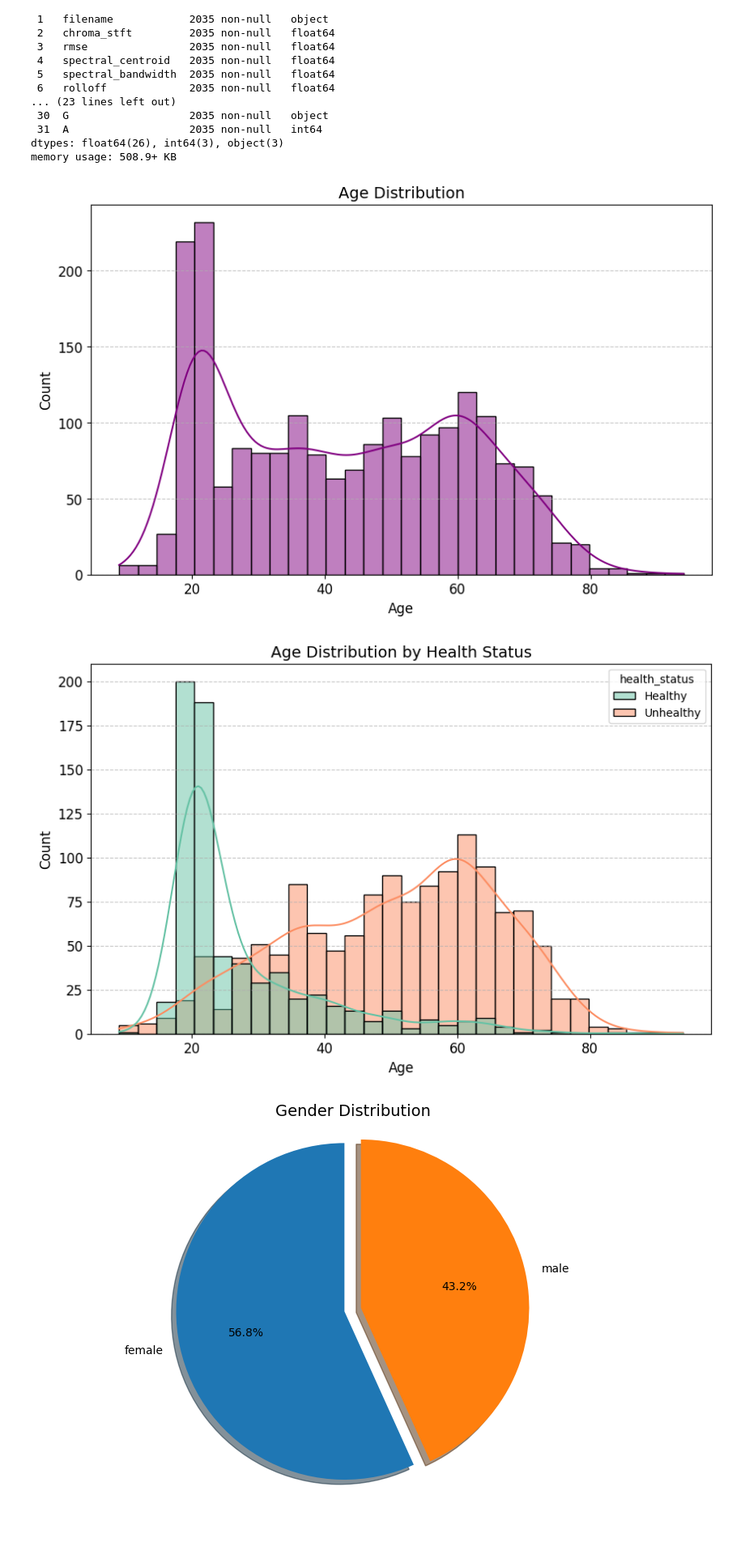
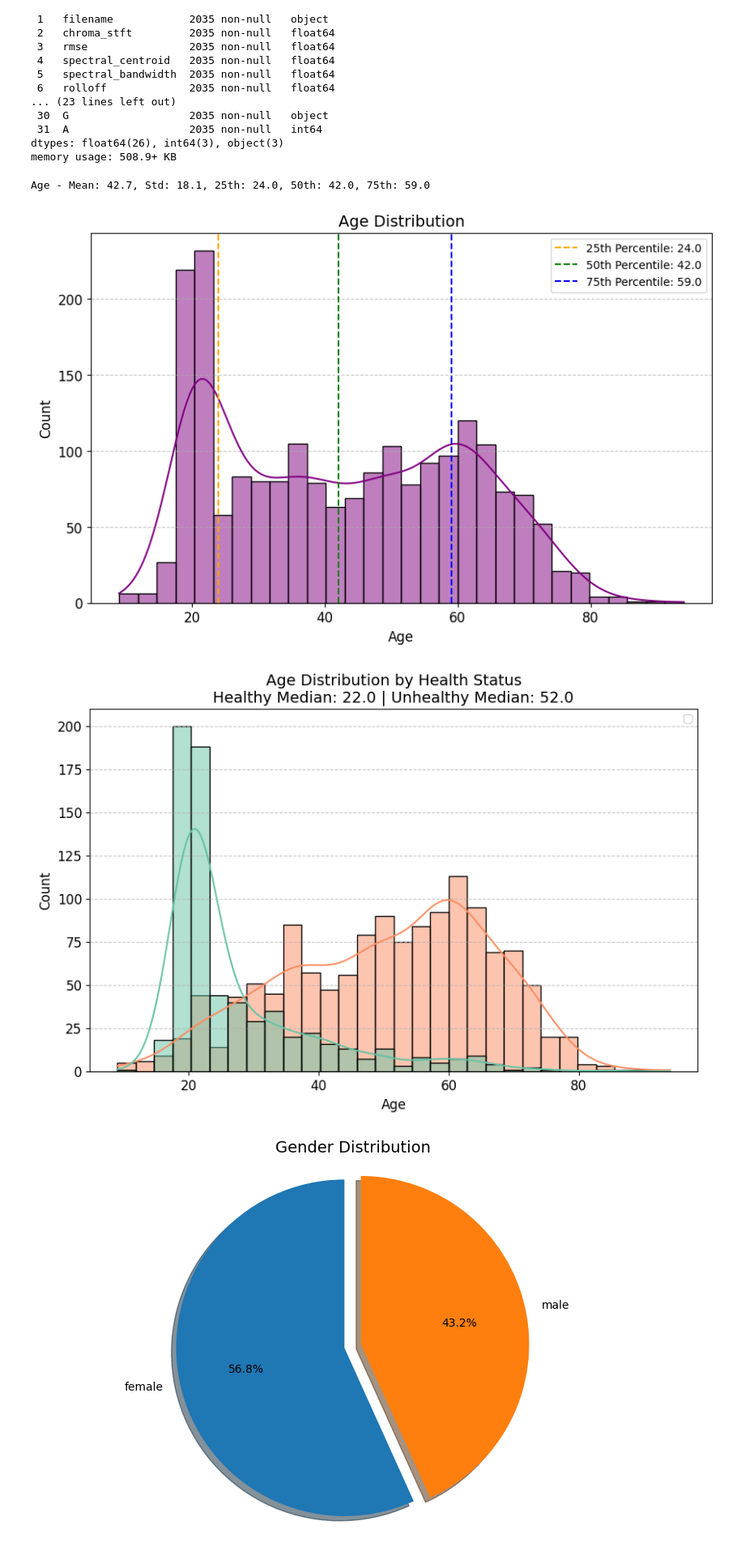
Before and after one commit to jackl92/health-analysis, a Jupyter notebook: health_analysis_eda.ipynb, the cells around one changed output. Shown at 81% size. Saved outputs shown, nothing was run; the diff lists cells and outputs as text; code cells hidden in the pictures; blank space fills up the shorter version.

```diff
--- a/health_analysis_eda.ipynb
+++ b/health_analysis_eda.ipynb
@@ -49,6 +49,10 @@ df_cleaned = df_cleaned.rename(columns={
     'label': 'health_status'
 })
 # %%
+age_mean = np.round(df_cleaned['age'].mean(), 1)
+age_std = np.round(df_cleaned['age'].std(), 1)
+age_percentiles = np.percentile(df_cleaned['age'], [25, 50, 75])
+print(f"Age - Mean: {age_mean}, Std: {age_std}, 25th: {age_percentiles[0]}, 50th: {age_percentiles[1]}, 75th: {age_percentiles[2]}")
 plt.figure(figsize=(10, 6))
 sns.histplot(data=df_cleaned, x='age', bins=30, color='purple', kde=True)
 plt.title('Age Distribution', fontsize=14)
@@ -56,22 +60,31 @@ plt.xlabel('Age', fontsize=12)
 plt.xticks(fontsize=12)
 plt.ylabel('Count', fontsize=12)
 plt.yticks(fontsize=12)
+plt.axvline(age_percentiles[0], color='orange', linestyle='--', label=f'25th Percentile: {age_percentiles[0]}')
+plt.axvline(age_percentiles[1], color='green', linestyle='--', label=f'50th Percentile: {age_percentiles[1]}')
+plt.axvline(age_percentiles[2], color='blue', linestyle='--', label=f'75th Percentile: {age_percentiles[2]}')
+plt.legend(fontsize=10)
 plt.grid(True, linestyle='--', alpha=0.7, axis='y')
 plt.show()
 # %% [output]
+Age - Mean: 42.7, Std: 18.1, 25th: 24.0, 50th: 42.0, 75th: 59.0
-[figure, old version]
+[figure, new version]
 # %%
+healthy_mean = np.round(df_cleaned[df_cleaned['health_status'] == 'Healthy']['age'].median(), 1)
+unhealthy_mean = np.round(df_cleaned[df_cleaned['health_status'] != 'Healthy']['age'].median(), 1)
+
 plt.figure(figsize=(10, 6))
 sns.histplot(data=df_cleaned, x='age', hue='health_status', bins=30, kde=True, palette='Set2')
-plt.title('Age Distribution by Health Status', fontsize=14)
+plt.title(f'Age Distribution by Health Status\nHealthy Median: {healthy_mean:.1f} | Unhealthy Median: {unhealthy_mean:.1f}', fontsize=14)
 plt.xlabel('Age', fontsize=12)
 plt.xticks(fontsize=12)
 plt.ylabel('Count', fontsize=12)
 plt.yticks(fontsize=12)
+plt.legend(fontsize=10)
 plt.grid(True, linestyle='--', alpha=0.7, axis='y')
 plt.show()
 # %% [output]
-[figure, old version]
+[figure, new version]
 # %%
 plt.figure(figsize=(10, 6))
 plt.pie(df_cleaned['gender'].value_counts().values,
```
Also changed, not shown: parts of 1 cell of this notebook.
